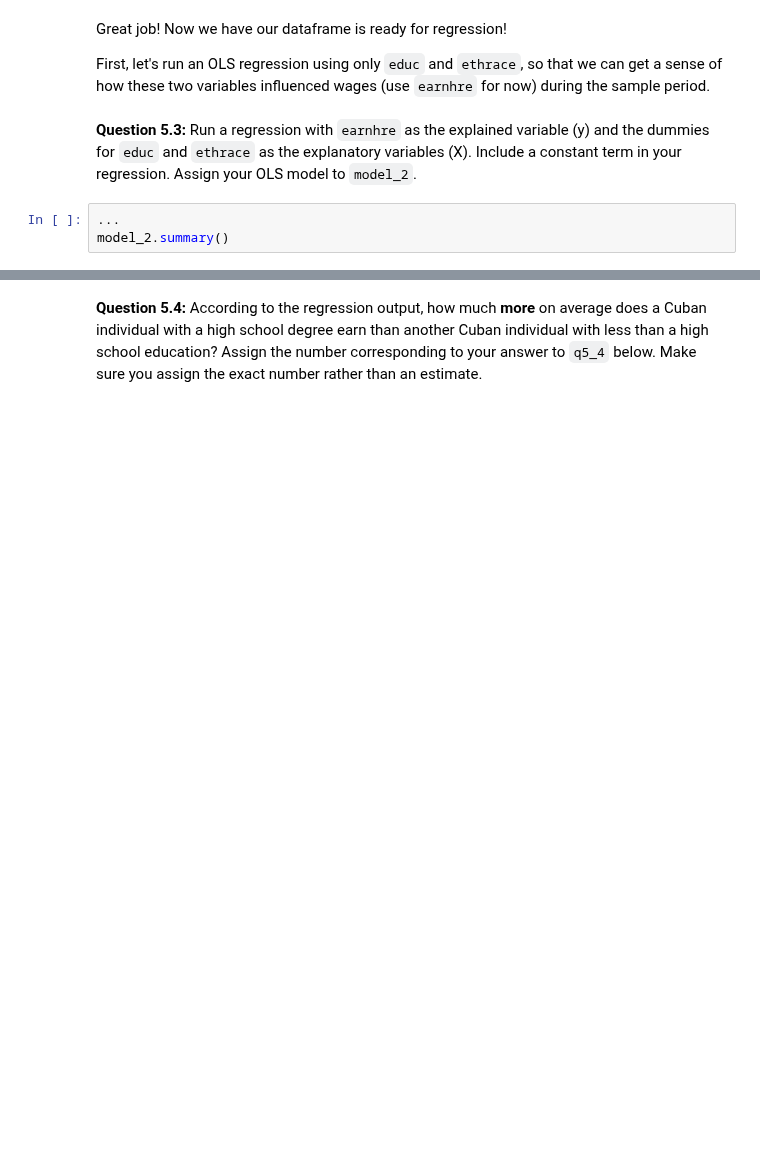
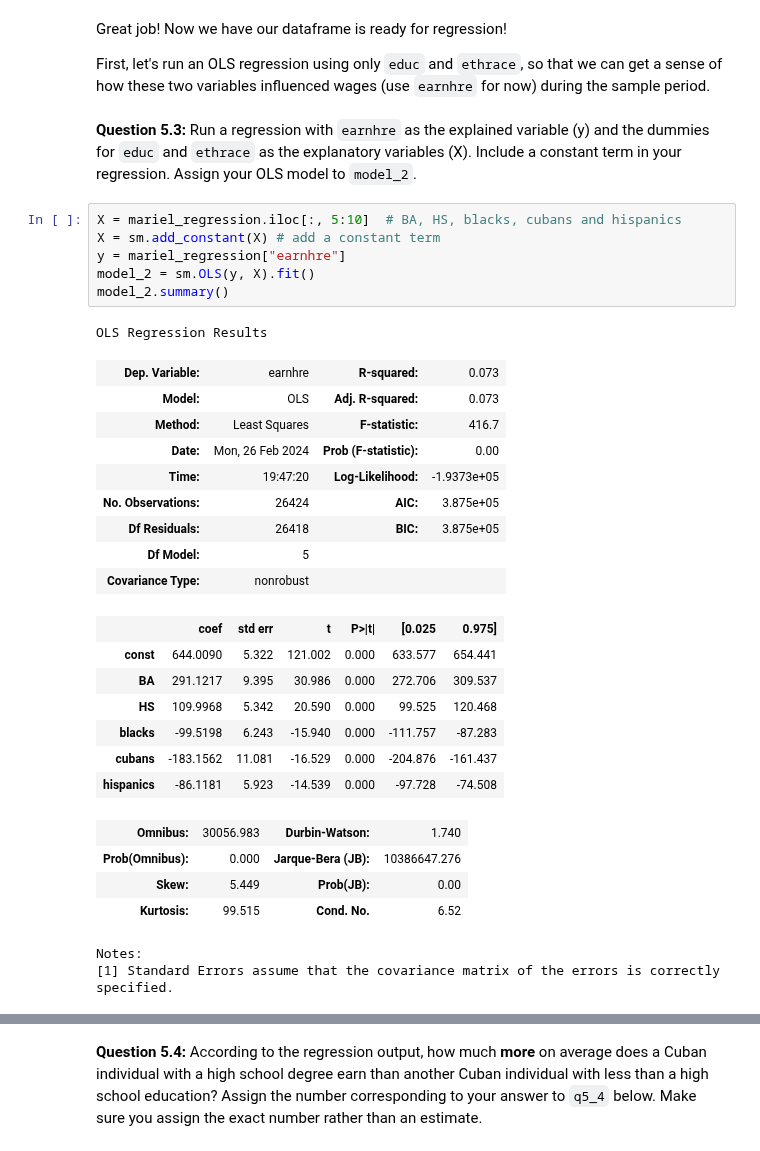
Before and after one commit to johanoelgaard/ECON148, a Jupyter notebook: proj/proj02/proj02.ipynb, the cells around one changed output, grey strips where cells are left out. Cells and saved outputs as stored; diff of their text form; blank space fills up the shorter version.

```diff
--- a/proj/proj02/proj02.ipynb
+++ b/proj/proj02/proj02.ipynb
@@ -555,8 +628,35 @@ Great job! Now we have our dataframe is ready for regression!
 First, let's run an OLS regression using only `educ` and `ethrace`, so that we can get a sense of how these two variables influenced wages (use `earnhre` for now) during the sample period.
 # %% [markdown]
 **Question 5.3:** Run a regression with `earnhre` as the explained variable (y) and the dummies for `educ` and `ethrace` as the explanatory variables (X). Include a constant term in your regression. Assign your OLS model to `model_2`.
-# %%
-...
-model_2.summary()
+# %%
+X = mariel_regression.iloc[:, 5:10]  # BA, HS, blacks, cubans and hispanics
+X = sm.add_constant(X) # add a constant term
+y = mariel_regression["earnhre"]
+model_2 = sm.OLS(y, X).fit()
+model_2.summary()
+# %% [output]
+OLS Regression Results
+| Dep. Variable: | earnhre | R-squared: | 0.073 |
+| Model: | OLS | Adj. R-squared: | 0.073 |
+| Method: | Least Squares | F-statistic: | 416.7 |
+| Date: | Mon, 26 Feb 2024 | Prob (F-statistic): | 0.00 |
+| Time: | 19:47:20 | Log-Likelihood: | -1.9373e+05 |
+| No. Observations: | 26424 | AIC: | 3.875e+05 |
+| Df Residuals: | 26418 | BIC: | 3.875e+05 |
+| Df Model: | 5 |  |  |
+| Covariance Type: | nonrobust |  |  |
+|  | coef | std err | t | P>|t| | [0.025 | 0.975] |
+| const | 644.0090 | 5.322 | 121.002 | 0.000 | 633.577 | 654.441 |
+| BA | 291.1217 | 9.395 | 30.986 | 0.000 | 272.706 | 309.537 |
+| HS | 109.9968 | 5.342 | 20.590 | 0.000 | 99.525 | 120.468 |
+| blacks | -99.5198 | 6.243 | -15.940 | 0.000 | -111.757 | -87.283 |
+| cubans | -183.1562 | 11.081 | -16.529 | 0.000 | -204.876 | -161.437 |
+| hispanics | -86.1181 | 5.923 | -14.539 | 0.000 | -97.728 | -74.508 |
+| Omnibus: | 30056.983 | Durbin-Watson: | 1.740 |
+| Prob(Omnibus): | 0.000 | Jarque-Bera (JB): | 10386647.276 |
+| Skew: | 5.449 | Prob(JB): | 0.00 |
+| Kurtosis: | 99.515 | Cond. No. | 6.52 |
+Notes:
+[1] Standard Errors assume that the covariance matrix of the errors is correctly specified.
 # %%
 grader.check("q5_3")
```
Also changed, not shown: parts of 28 cells of this notebook, 1 other file.
